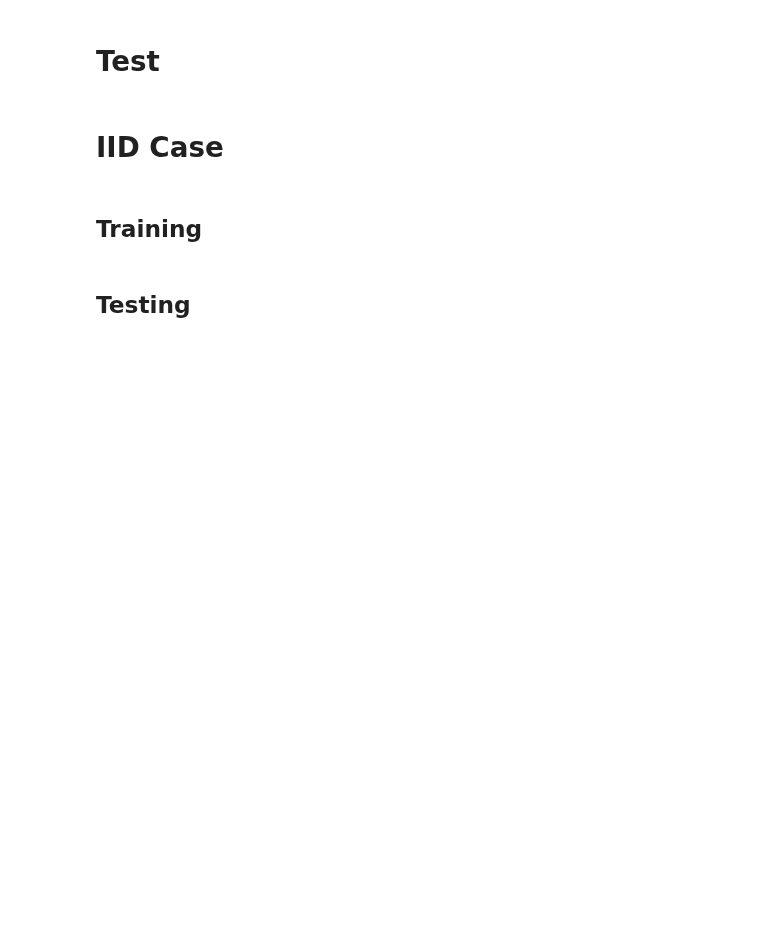
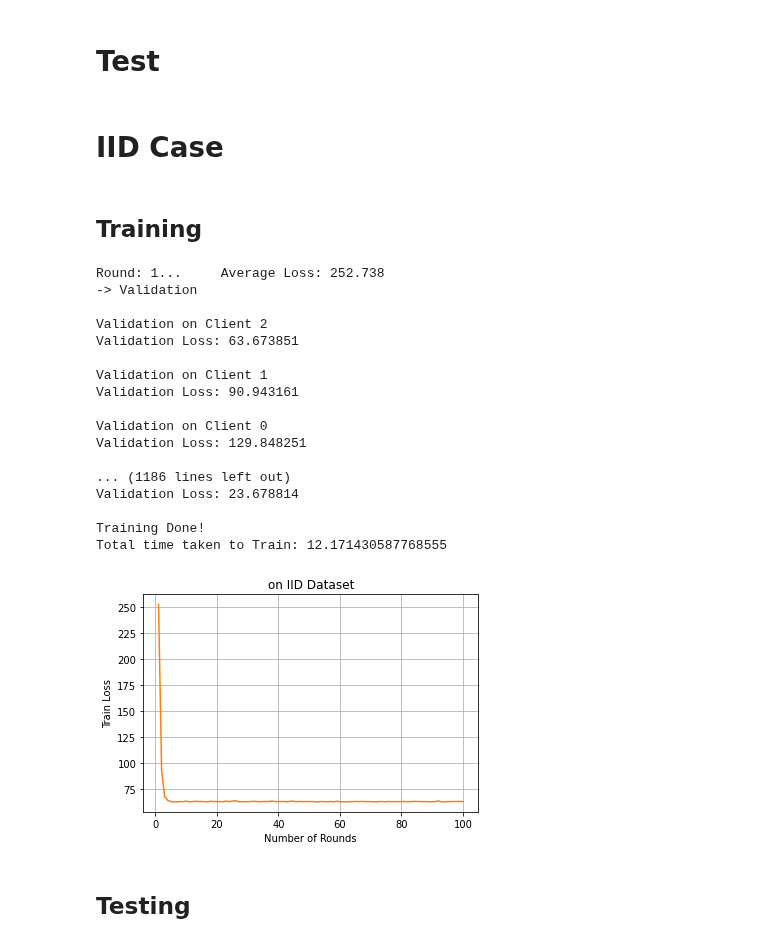
Before and after one commit to SizhuangHe/FL-REU, a Jupyter notebook: FL.ipynb, the cells around one changed output. Saved outputs shown, nothing was run; the diff lists cells and outputs as text; code cells hidden in the pictures; blank space fills up the shorter version.

```diff
--- a/FL.ipynb
+++ b/FL.ipynb
@@ -489,26 +492,45 @@ def testing(model, dataset, bs, criterion, num_classes, classes, report_accuracy
 # %%
 # number of training rounds
 rounds = 100
 # client fraction
 C = 1
 # number of clients
 K = 3
 # number of training passes on local dataset for each round
-E = 5
+E = 10
 # batch size
 batch_size = 10
 # learning Rate
 lr=0.01
 # data partition dictionary
 client_dict = iid_partition(dataset_train, 10)
 iid_dict = client_dict_train_val_split(client_dict_in=client_dict, validation_ratio=0.2)
 # load model
 model_iid = IRIS_NN(input_size, num_hidden_neuron, output_size)
 
 if torch.cuda.is_available():
   model_iid.cuda()
 
-#model_iid_trained = training(model_iid, rounds, batch_size, num_classes, lr, dataset_train, iid_dict, C, K, E, "on IID Dataset", "orange", False)
+model_iid_trained = training(model_iid, rounds, batch_size, num_classes, lr, dataset_train, iid_dict, C, K, E, "on IID Dataset", "orange", False)
+# %% [output]
+Round: 1...     Average Loss: 252.738
+-> Validation
+
+Validation on Client 2
+Validation Loss: 63.673851
+
+Validation on Client 1
+Validation Loss: 90.943161
+
+Validation on Client 0
+Validation Loss: 129.848251
+
+... (1186 lines left out)
+Validation Loss: 23.678814
+
+Training Done!
+Total time taken to Train: 12.171430587768555
+[figure, added]
 # %% [markdown]
 ## Testing
 # %%
```
Also changed, not shown: parts of 4 cells of this notebook.
